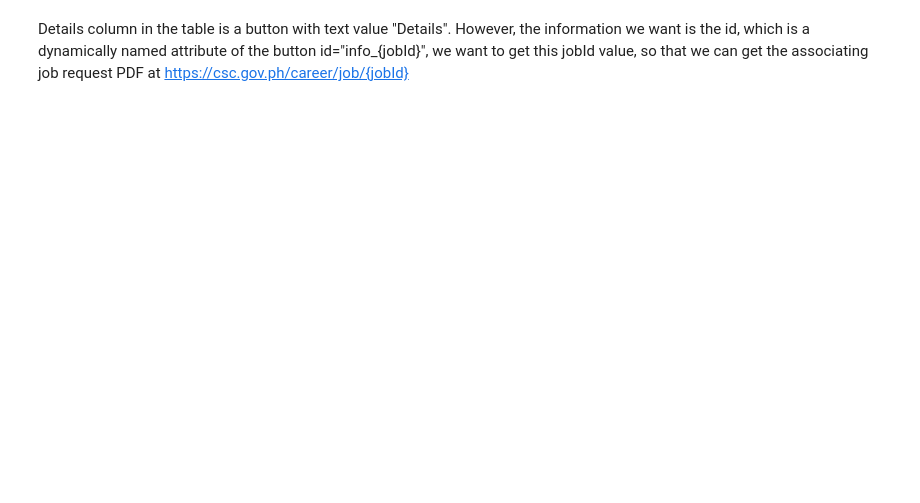
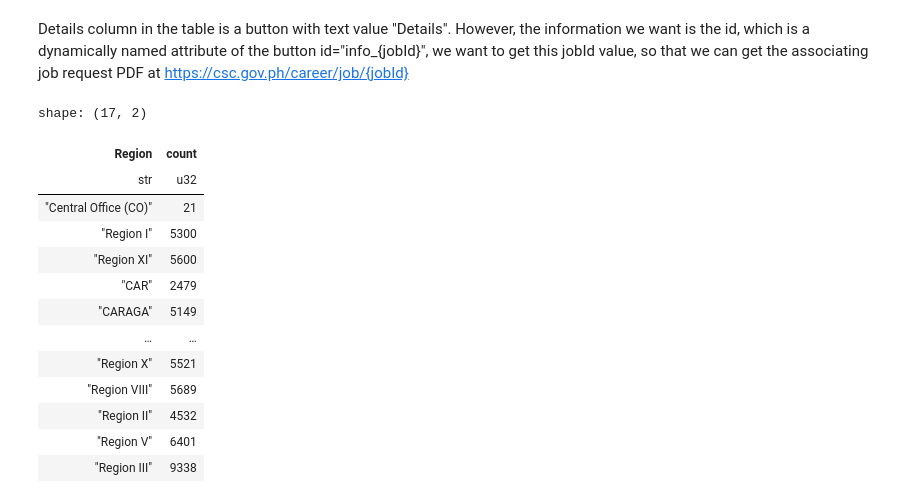
Before and after one commit to iragca/ml-final-project, a Jupyter notebook: notebooks/1.0-iragca-csc.ipynb, the cells around one changed output. Cells and saved outputs as stored; diff of their text form; code cells hidden in the pictures; blank space fills up the shorter version.

```diff
--- a/notebooks/1.0-iragca-csc.ipynb
+++ b/notebooks/1.0-iragca-csc.ipynb
@@ -51,2 +115,19 @@ np.float64(10.083074919953589)
 # %% [markdown]
 Details column in the table is a button with text value "Details". However, the information we want is the id, which is a dynamically named attribute of the button id="info_{jobId}", we want to get this jobId value, so that we can get the associating job request PDF at https://csc.gov.ph/career/job/{jobId}
+# %%
+data['Region'].value_counts()
+# %% [output]
+shape: (17, 2)
+| Region | count |
+| str | u32 |
+| "Central Office (CO)" | 21 |
+| "Region I" | 5300 |
+| "Region XI" | 5600 |
+| "CAR" | 2479 |
+| "CARAGA" | 5149 |
+| … | … |
+| "Region X" | 5521 |
+| "Region VIII" | 5689 |
+| "Region II" | 4532 |
+| "Region V" | 6401 |
+| "Region III" | 9338 |
```
Also changed, not shown: parts of 20 cells of this notebook.
